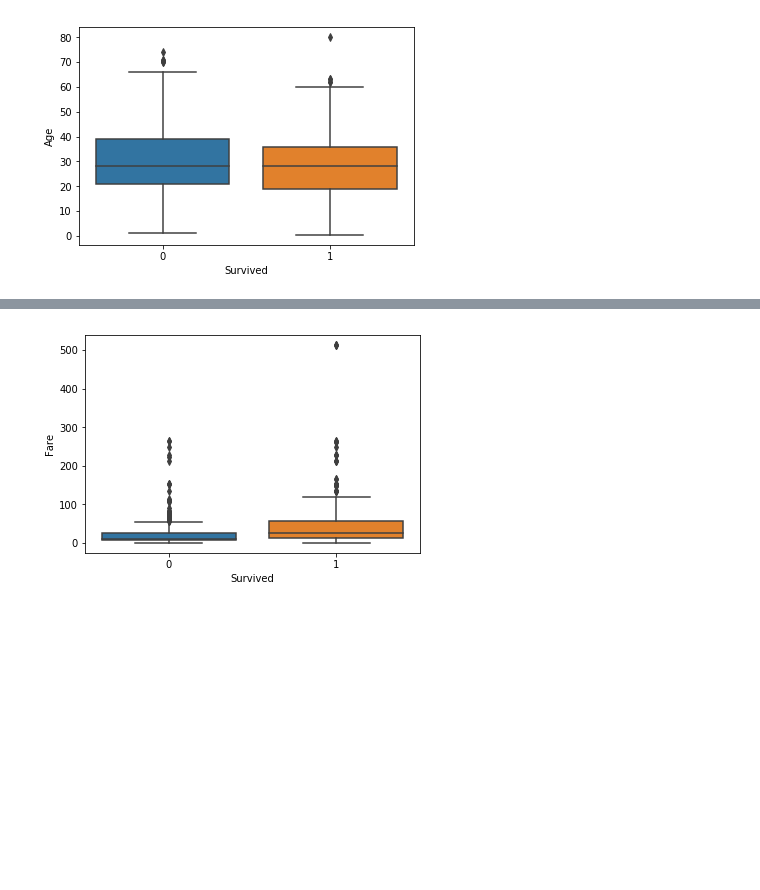
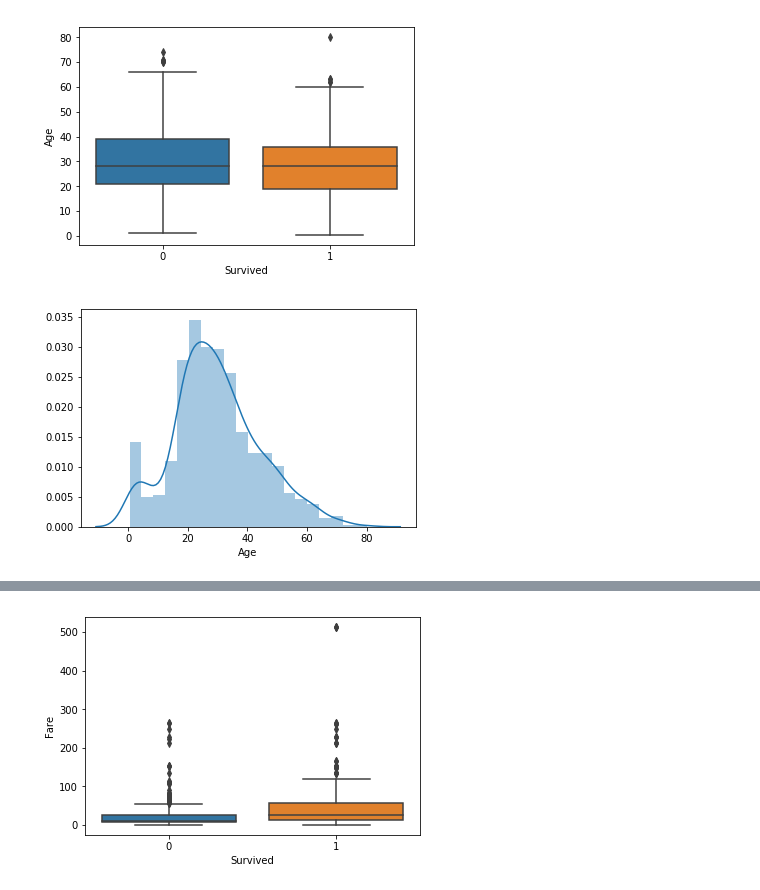
Before and after one commit to rushi0109/Titanic, a Jupyter notebook: Titanic.ipynb, the cells around one changed output, grey strips where cells are left out. Saved outputs shown, nothing was run; the diff lists cells and outputs as text; code cells hidden in the pictures; blank space fills up the shorter version.

```diff
--- a/Titanic.ipynb
+++ b/Titanic.ipynb
@@ -184,3 +186,8 @@ ax = sns.boxplot(x=titanic_data['Survived'],y=titanic_data['Age'])
 plt.show()
 # %% [output]
 [figure]
+# %%
+ax = sns.distplot(titanic_data[~titanic_data['Age'].isnull()]['Age'] )
+plt.show()
+# %% [output]
+[figure, added]
```
Also changed, not shown: parts of 20 cells of this notebook.
